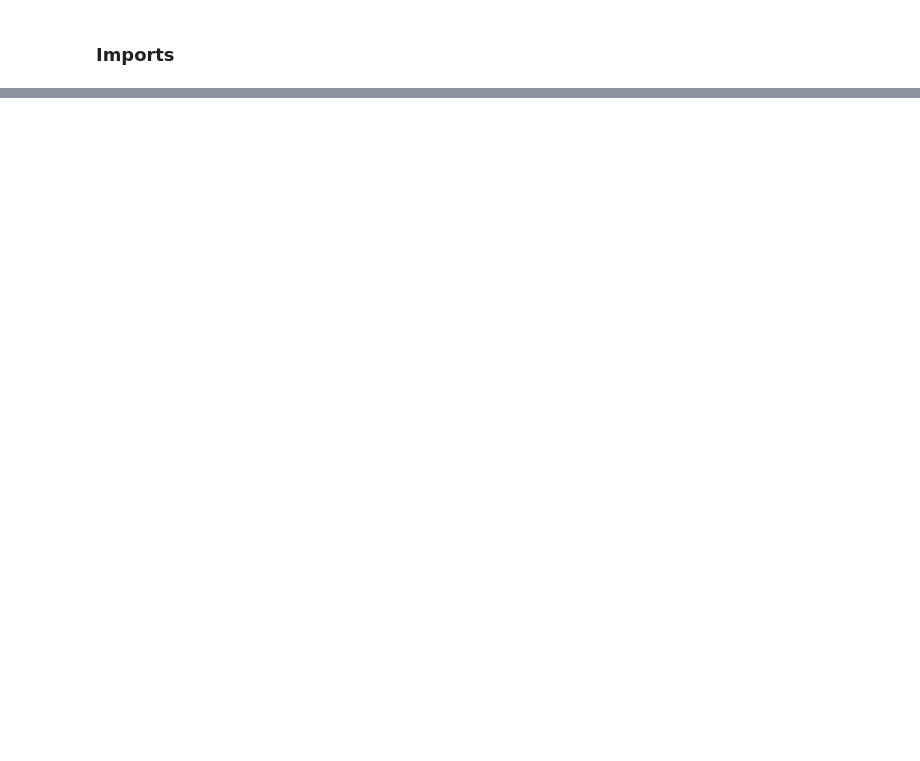
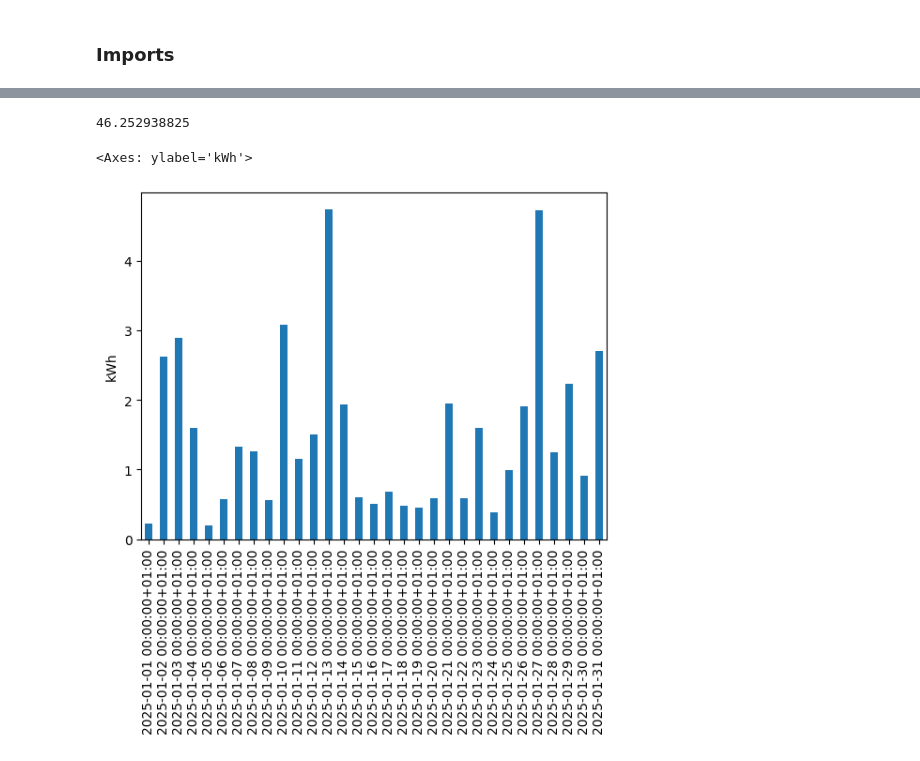
Before and after one commit to EnergieID/OpenEnergyID, a Jupyter notebook: demo_pvsimulation.ipynb, the cells around one changed output, grey strips where cells are left out. Saved outputs shown, nothing was run; the diff lists cells and outputs as text; code cells hidden in the pictures; blank space fills up the shorter version.

```diff
--- a/demo_pvsimulation.ipynb
+++ b/demo_pvsimulation.ipynb
@@ -33,5 +6,0 @@ PV Production is defined as Elia dataset ods032. Check the Elia documentation fo
-# %%
-async with aiohttp.ClientSession() as session:
-    pv_load_factors = await LoadFactorPVSimulator.download_load_factors(
-        start=start, end=end, region=elia.Region.Antwerp, session=session
-    )
@@ -75,14 +48,0 @@ simulator.simulation_results.plot()
-# %%
-load_factor_request_params = LoadFactorRequestParameters(
-    start=start, end=end, region=elia.Region.Antwerp
-)
-
-async with aiohttp.ClientSession() as session:
-    simulator = await LoadFactorPVSimulator.init_with_load_factor_request(
-        request_parameters=load_factor_request_params,
-        panel_power=panel_power,
-        inverter_power=inverter_power,
-        session=session,
-    )
-
-simulator.simulation_results.plot()
@@ -91,0 +55,22 @@ simulator.simulation_results.plot()
+# %%
+simulation_parameters = {
+    "start": "2025-01-01",
+    "end": "2025-02-01",
+    "region": "Antwerp",
+    "panel_power": 2610,  # Wp
+    "inverter_power": 2000,  # W
+}
+input_ = EliaPVSimulationInput.model_validate(simulation_parameters)
+simulator = get_simulator(input_)
+
+async with aiohttp.ClientSession() as session:
+    await simulator.load_resources(session=session)
+
+print(simulator.simulation_results.sum())
+# %% [output]
+46.252938825
+# %%
+simulator.simulation_results.resample("D").sum().plot.bar(ylabel="kWh")
+# %% [output]
+<Axes: ylabel='kWh'>
+[figure, added]
```
Also changed, not shown: parts of 17 cells of this notebook, 12 other files.
